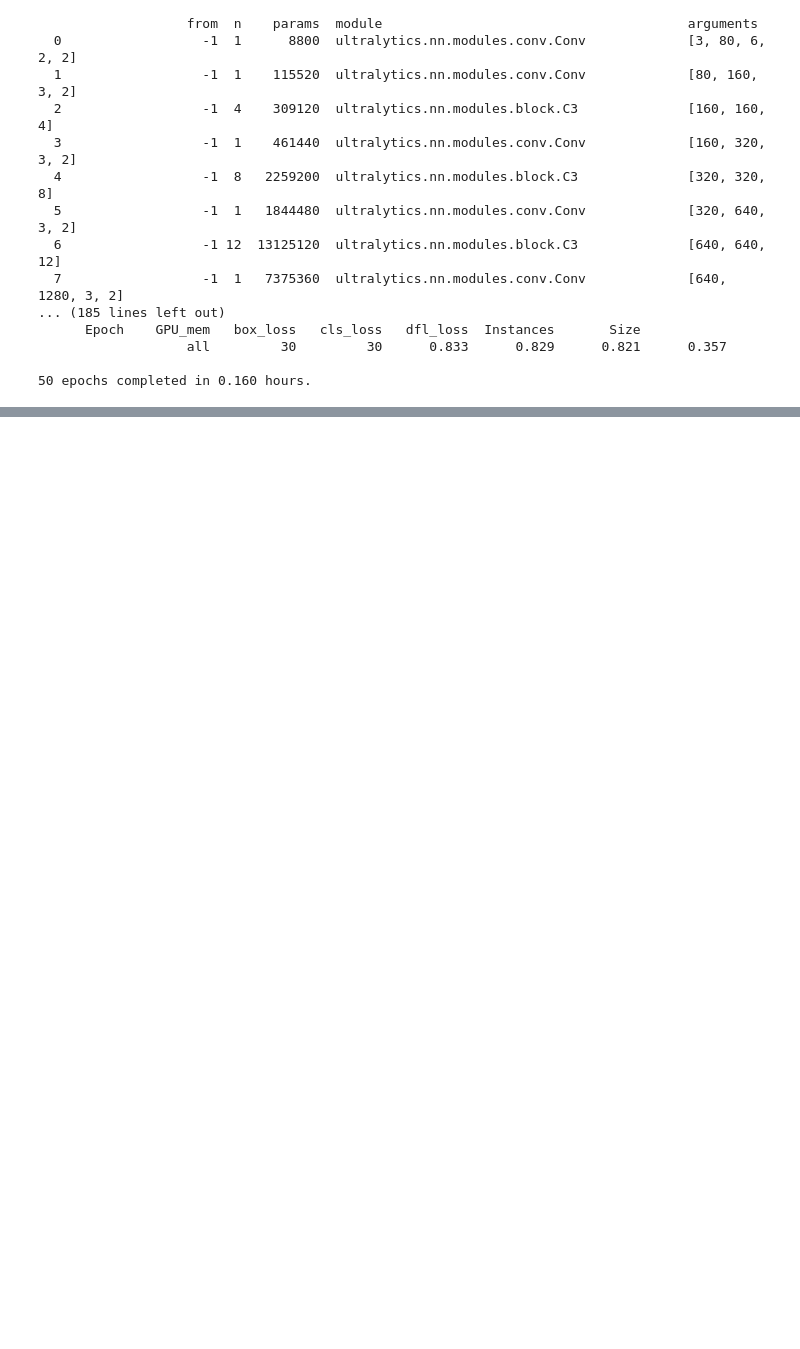
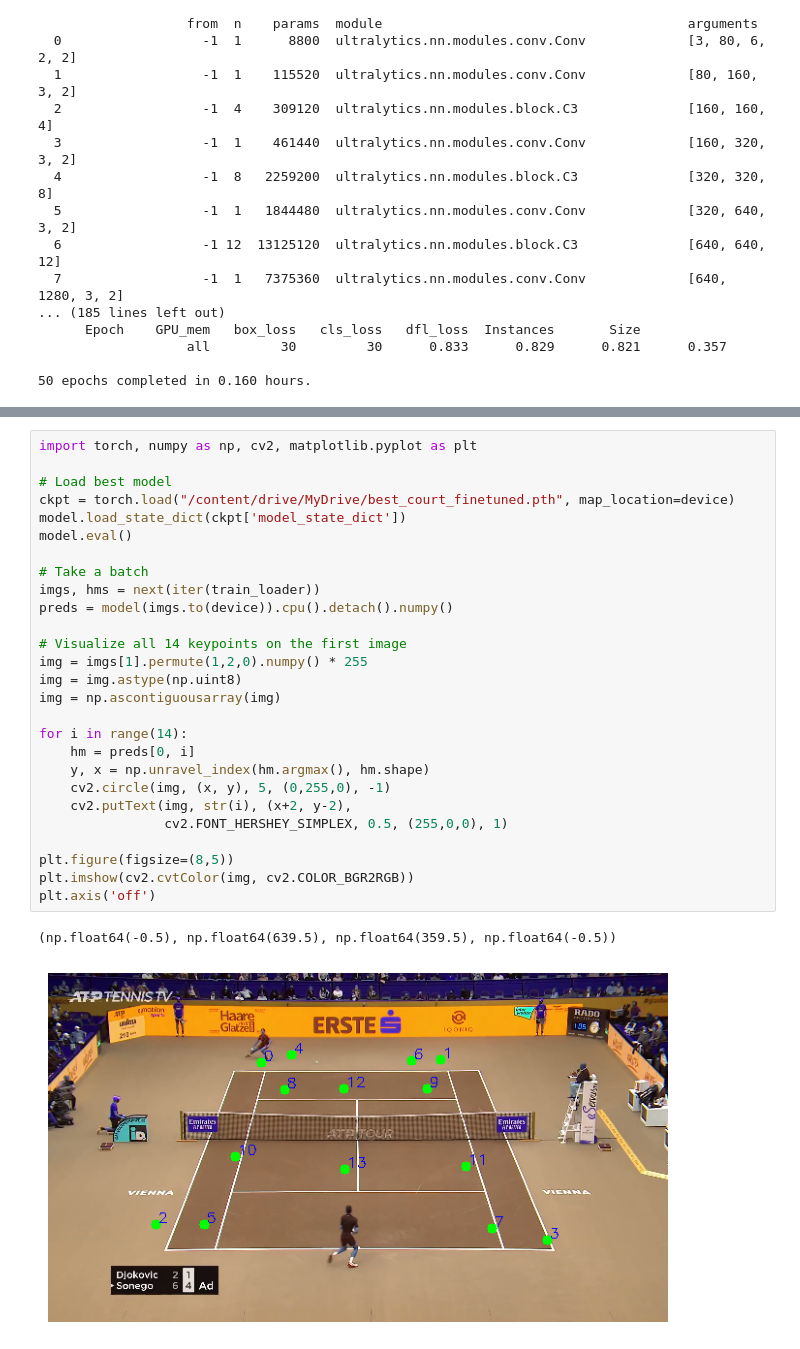
Before and after one commit to jacdiste/NeuralTennis, a Jupyter notebook: NeuralTennis.ipynb, the cells around one changed output, grey strips where cells are left out. Cells and saved outputs as stored; diff of their text form; blank space fills up the shorter version.

```diff
--- a/NeuralTennis.ipynb
+++ b/NeuralTennis.ipynb
@@ -164,0 +516,30 @@ criterion = nn.MSELoss()  # misura la distanza tra heatmap predetta e target
+# %%
+import torch, numpy as np, cv2, matplotlib.pyplot as plt
+
+# Load best model
+ckpt = torch.load("/content/drive/MyDrive/best_court_finetuned.pth", map_location=device)
+model.load_state_dict(ckpt['model_state_dict'])
+model.eval()
+
+# Take a batch
+imgs, hms = next(iter(train_loader))
+preds = model(imgs.to(device)).cpu().detach().numpy()
+
+# Visualize all 14 keypoints on the first image
+img = imgs[1].permute(1,2,0).numpy() * 255
+img = img.astype(np.uint8)
+img = np.ascontiguousarray(img)
+
+for i in range(14):
+    hm = preds[0, i]
+    y, x = np.unravel_index(hm.argmax(), hm.shape)
+    cv2.circle(img, (x, y), 5, (0,255,0), -1)
+    cv2.putText(img, str(i), (x+2, y-2),
+                cv2.FONT_HERSHEY_SIMPLEX, 0.5, (255,0,0), 1)
+
+plt.figure(figsize=(8,5))
+plt.imshow(cv2.cvtColor(img, cv2.COLOR_BGR2RGB))
+plt.axis('off')
+# %% [output]
+(np.float64(-0.5), np.float64(639.5), np.float64(359.5), np.float64(-0.5))
+[figure, added]
```
Also changed, not shown: parts of 18 cells of this notebook.
